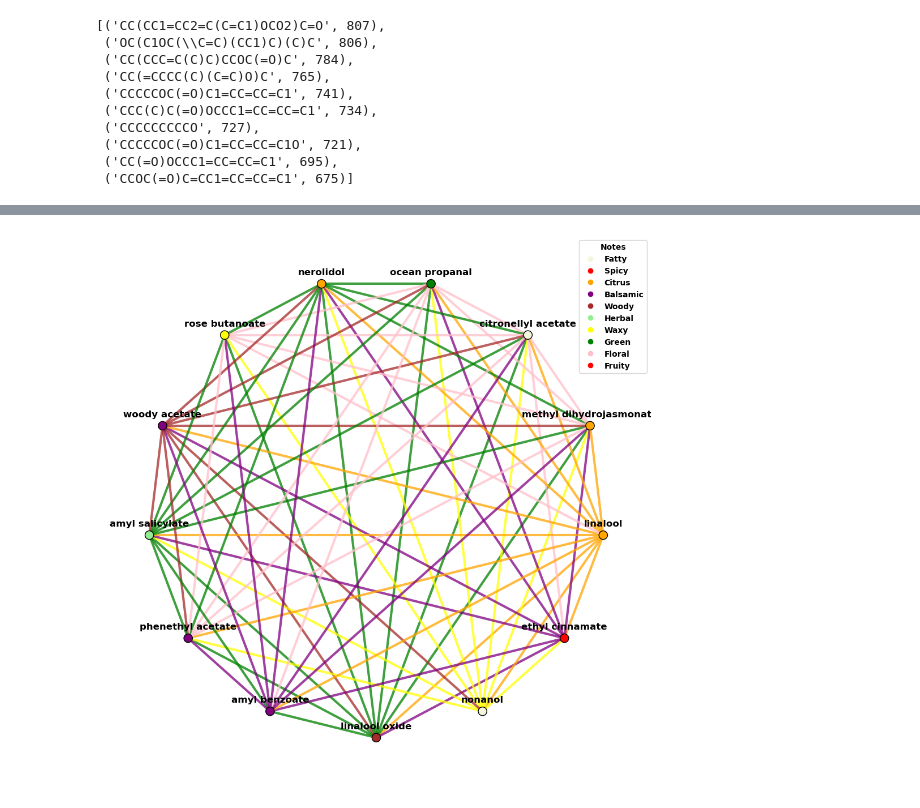
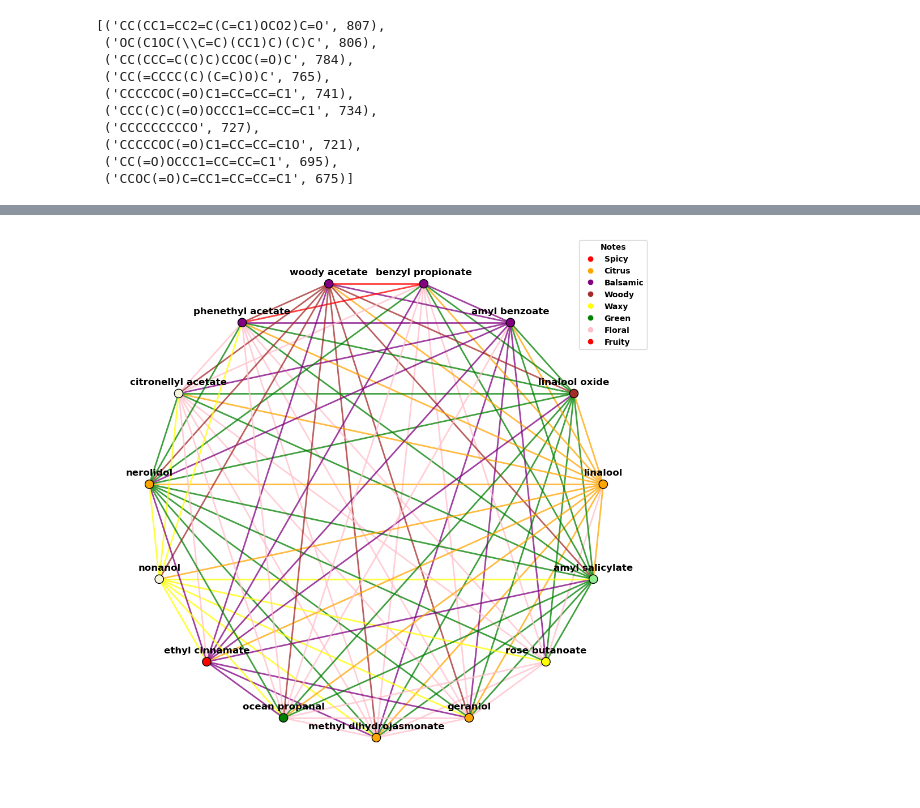
Before and after one commit to odor-pair/odor-pair, a Jupyter notebook: charts/backbone.ipynb, the cells around one changed output, grey strips where cells are left out. Saved outputs shown, nothing was run; the diff lists cells and outputs as text; code cells hidden in the pictures.

Commit message:
kldiv chart

```diff
--- a/charts/backbone.ipynb
+++ b/charts/backbone.ipynb
@@ -93,7 +93,7 @@ def clean(name):
     return re.sub(r"[\(\[].*?[\)\]]", "", name)
 smiles_to_name = {s:clean(name) for s, name in smiles_to_name.items() if clean(name)}
 # %%
-sample_size = 13
+sample_size = 15
 backbone = {mol for mol, _ in mol_counts.most_common(sample_size)}
 for mol in backbone:
     assert mol in smiles_to_name
@@ -212,10 +127,48 @@ import re
 # Suppress specific DeprecationWarning
 warnings.filterwarnings("ignore", category=DeprecationWarning, message=".*alltrue.*")
 
+node_size = 120
+small_edge = 2
+big_edge = 3
+
+yoffset = 5e-2
+
+used = set()
+
+# Define your note to color mapping
+note_color_mapping = {
+    'fatty': 'beige',
+    'spicy': 'red',
+    'citrus': 'orange',
+    'balsamic': 'purple',
+    'woody': 'brown',
+    'herbal': 'lightgreen',
+    'waxy': 'yellow',
+    'green': 'green',
+    'floral': 'pink',
+    'fruity': 'red'
+}
+
+def get_color_from_notes(notes):
+    for note, color in note_color_mapping.items():
+        if note in notes:
+            return color
+    return 'gray'  # default color if no matching note
+
+def get_edge_style(edge):
+    global used
+
+    m1, m2 = edge
+    notes = edge_to_notes[graph.utils.sort(m1,m2)]
+    color = get_color_from_notes(notes)
+    used.add(color)
+    return 'solid', color, small_edge
+
+def get_node_color(node):
+    notes = mol_to_notes[node]
+    return get_color_from_notes(notes)
 
 fig, ax = utils.standard_fig_ax()
-
-
 
 # Create a new graph and add nodes in the specified order
 ordered_subgraph = nx.Graph()
@@ -237,32 +190,32 @@ pos = {node: np.dot(rotation_matrix, pos[node]) for node in pos}
 #                        node_color='black')
 node_colors = [get_node_color(n) for n in ordered_subgraph.nodes()]
 nx.draw_networkx_nodes(G, pos, node_size=node_size, nodelist=ordered_subgraph.nodes(),
                        node_color=node_colors, edgecolors='black', linewidths=1)
 
 
 # Get the edge styles, colors, and weights for the subgraph
 edge_styles, edge_colors, edge_weights = list(zip(*[get_edge_style(edge) for edge in ordered_subgraph.edges()]))
 nx.draw_networkx_edges(ordered_subgraph, pos, style=edge_styles, edge_color=edge_colors, width=edge_weights, alpha=.75)
 
 # Clean the names for labels
 labels = {s:smiles_to_name[s] for s in pos}
 labels_pos = {k: [x, y + yoffset] for k, (x, y) in pos.items()}
 nx.draw_networkx_labels(ordered_subgraph, labels_pos, labels=labels)
 
 # Add legend with colors used
 for note, color in note_color_mapping.items():
     if color not in used:
         continue
     ax.plot([], [], label=note.capitalize(), color=color, linestyle='', marker='o')
 
 # Add the legend to the plot
 plt.legend(title="Notes", loc="best")
 
 plt.box(False)
 carving_width = collections.Counter(edge_styles)["solid"]
 
 plt.tight_layout()
-utils.save_figures("backbone_circular", fig)
+utils.save_figures(f"backbone{sample_size}", fig)
 plt.show()
 # %% [output]
-[figure, old version]
+[figure, new version]
```
Also changed, not shown: parts of 5 cells of this notebook, 29 other files.
